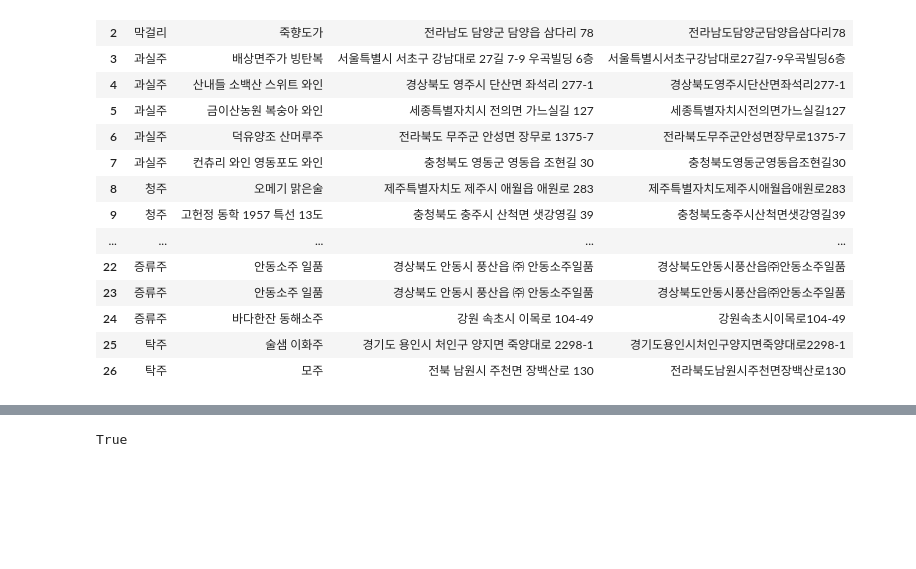
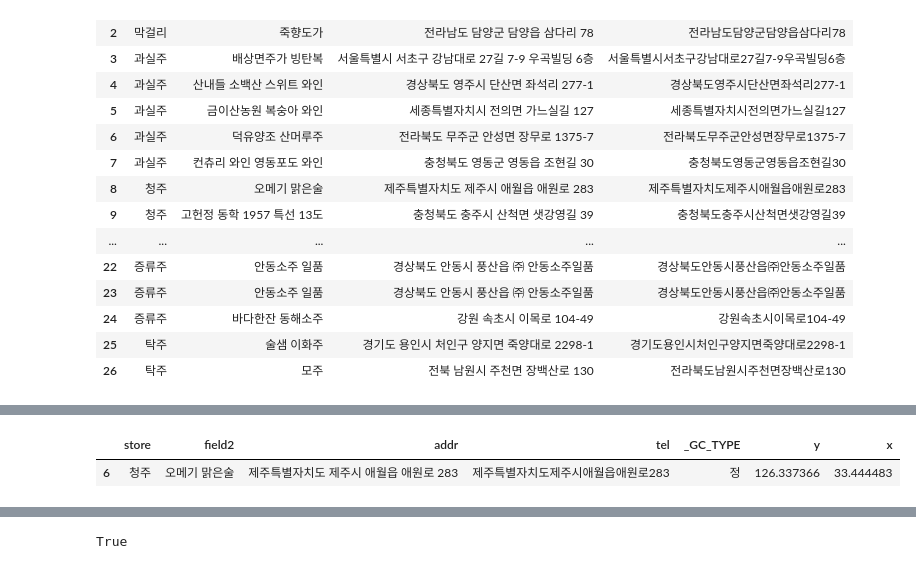
Before and after one commit to JJongSSu/Study, a Jupyter notebook: Teamproject/second/포지셔닝 맵/전통주위치(1개).ipynb, the cells around one changed output, grey strips where cells are left out. Drawn from its saved outputs; the diff is of its cells as text; code cells hidden in the pictures; blank space fills up the shorter version.

```diff
--- a/Teamproject/second/포지셔닝 맵/전통주위치(1개).ipynb
+++ b/Teamproject/second/포지셔닝 맵/전통주위치(1개).ipynb
@@ -193,6 +193,11 @@ CB_geoData
 | 24 | 증류주 | 안동소주 일품 | 경상북도 안동시 풍산읍 ㈜ 안동소주일품 | 경상북도안동시풍산읍㈜안동소주일품 | 대 | 128.545519 | 36.599096 |
 | 25 | 증류주 | 박재서명인 안동소주 | 경북 안동시 풍산읍 산업단지6길 6 | 경상북도안동시풍산읍산업단지6길6 | 정 | 128.540942 | 36.604001 |
 | 26 | 탁주 | 모주 | 전북 남원시 주천면 장백산로 130 | 전라북도남원시주천면장백산로130 | 정 | 127.451400 | 35.401956 |
+# %%
+CB_geoData[CB_geoData['addr'].str.contains('제주')]
+# %% [output]
+|  | store | field2 | addr | tel | _GC_TYPE | y | x |
+| 6 | 청주 | 오메기 맑은술 | 제주특별자치도 제주시 애월읍 애원로 283 | 제주특별자치도제주시애월읍애원로283 | 정 | 126.337366 | 33.444483 |
 # %%
 CB_geoData.loc[CB_geoData.store == '막걸리']
 # %% [output]
```
Also changed, not shown: parts of 1 cell of this notebook, 2 other files.
